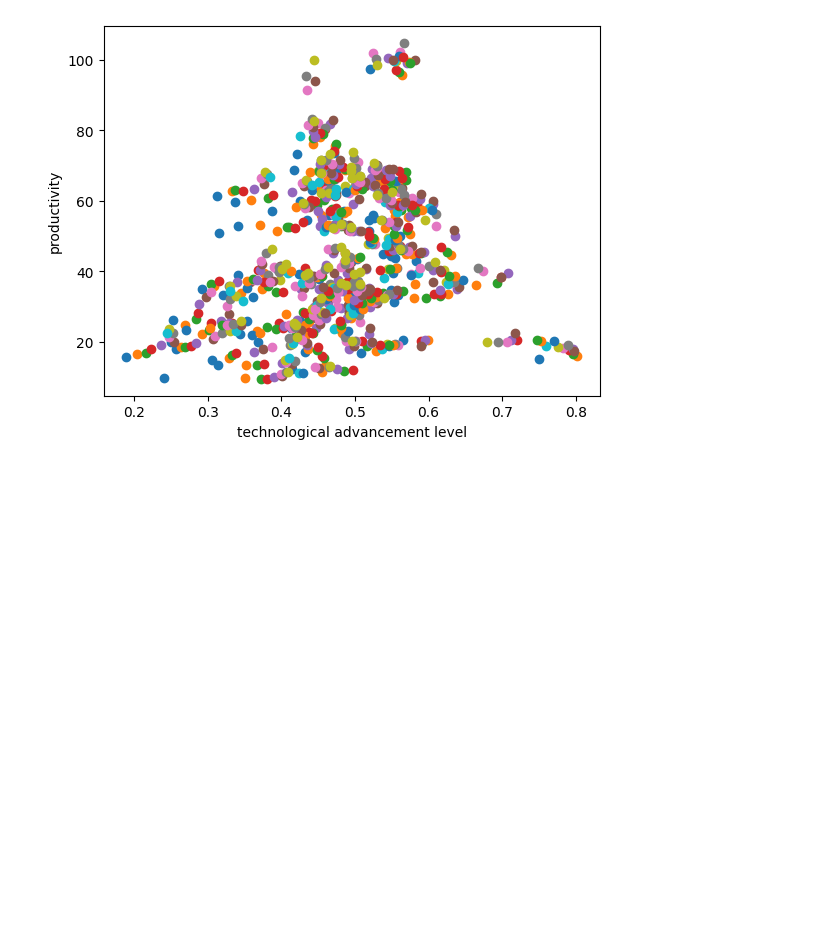
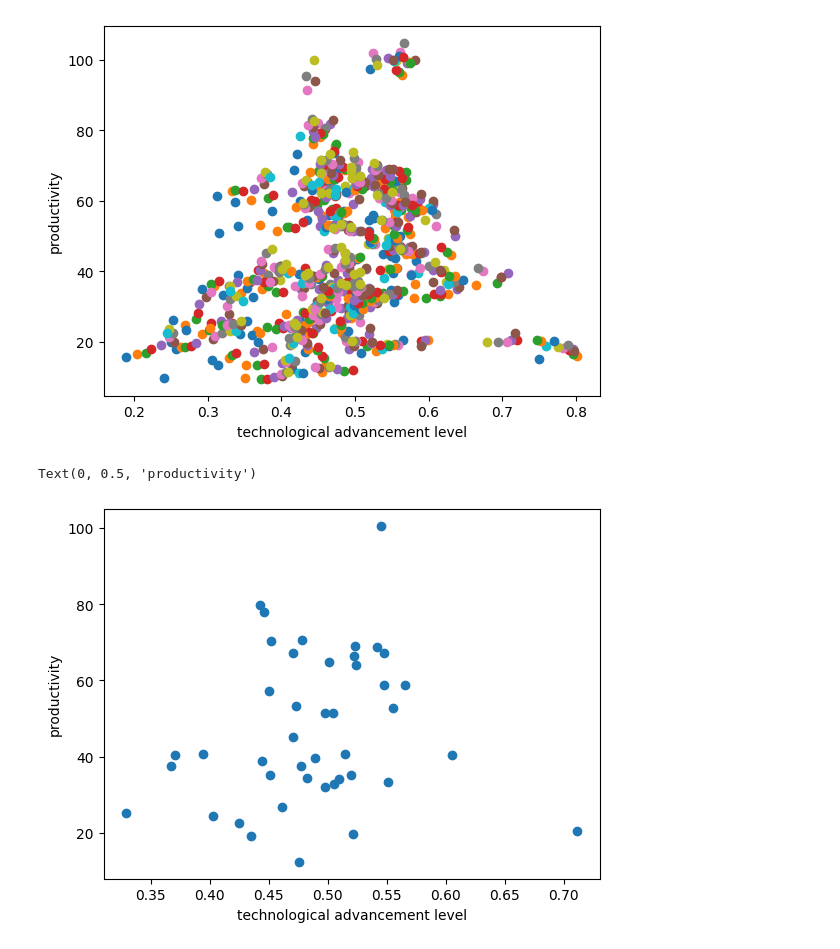
Before and after one commit to JoanneLin168/ADS-European-Productivity, a Jupyter notebook: Notebooks/Technology.ipynb, the cells around one changed output. Drawn from its saved outputs; the diff is of its cells as text; code cells hidden in the pictures; blank space fills up the shorter version.

Commit message:
one more graph

```diff
--- a/Notebooks/Technology.ipynb
+++ b/Notebooks/Technology.ipynb
@@ -64,3 +64,11 @@ Text(0, 0.5, 'productivity')
 [figure]
 # %%
 # this graph doesnt really mean anything i think
+# %%
+year = "2014" # will create different plots for different years, can change this value for now
+plt.scatter(technology[year], productivity[year], label = year)
+plt.xlabel("technological advancement level")
+plt.ylabel("productivity")
+# %% [output]
+Text(0, 0.5, 'productivity')
+[figure, added]
```
Also changed, not shown: parts of 1 cell of this notebook.
